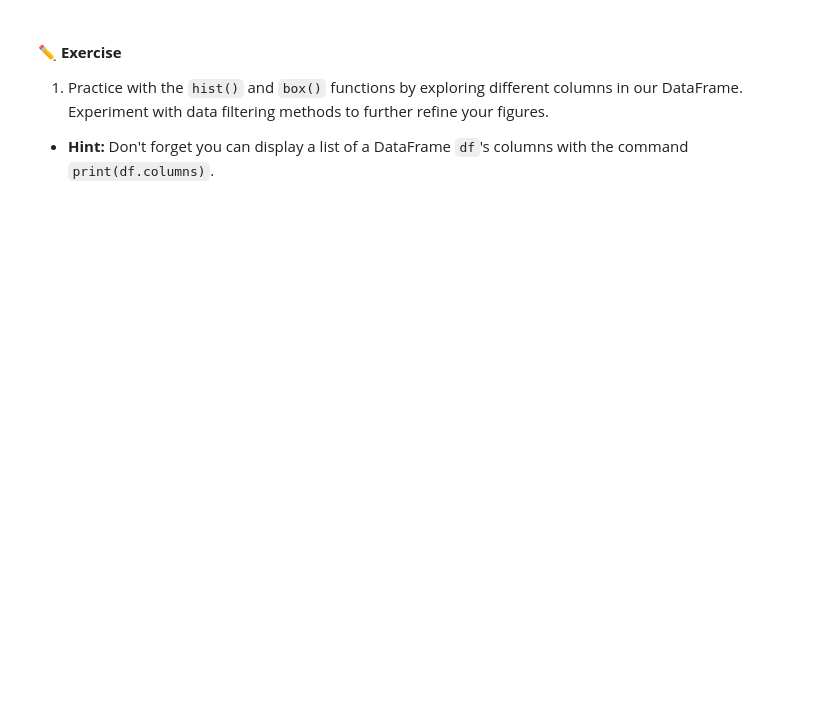
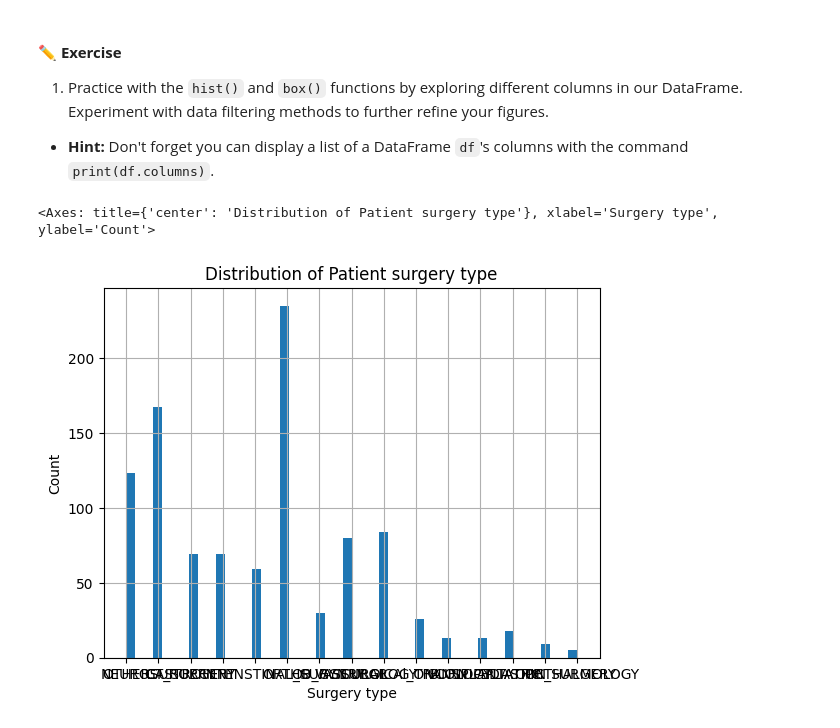
Before and after one commit to iberianu/bme3053c, a Jupyter notebook: lessons-solved/04_Pandas.ipynb, the cells around one changed output. Saved outputs shown, nothing was run; the diff lists cells and outputs as text; code cells hidden in the pictures; blank space fills up the shorter version.

```diff
--- a/lessons-solved/04_Pandas.ipynb
+++ b/lessons-solved/04_Pandas.ipynb
@@ -597,3 +615,12 @@ dtype: object
 1. Practice with the `hist()` and `box()` functions by exploring different columns in our DataFrame. Experiment with data filtering methods to further refine your figures.
 
 * **Hint:** Don't forget you can display a list of a DataFrame `df`'s columns with the command `print(df.columns)`.
+# %%
+hist = patient_df['surgery_type'].hist(bins=50, grid=True)
+hist.set_title('Distribution of Patient surgery type')
+hist.set_ylabel('Count')
+hist.set_xlabel('Surgery type')
+display(hist)
+# %% [output]
+<Axes: title={'center': 'Distribution of Patient surgery type'}, xlabel='Surgery type', ylabel='Count'>
+[figure, added]
```
Also changed, not shown: parts of 7 cells of this notebook.
